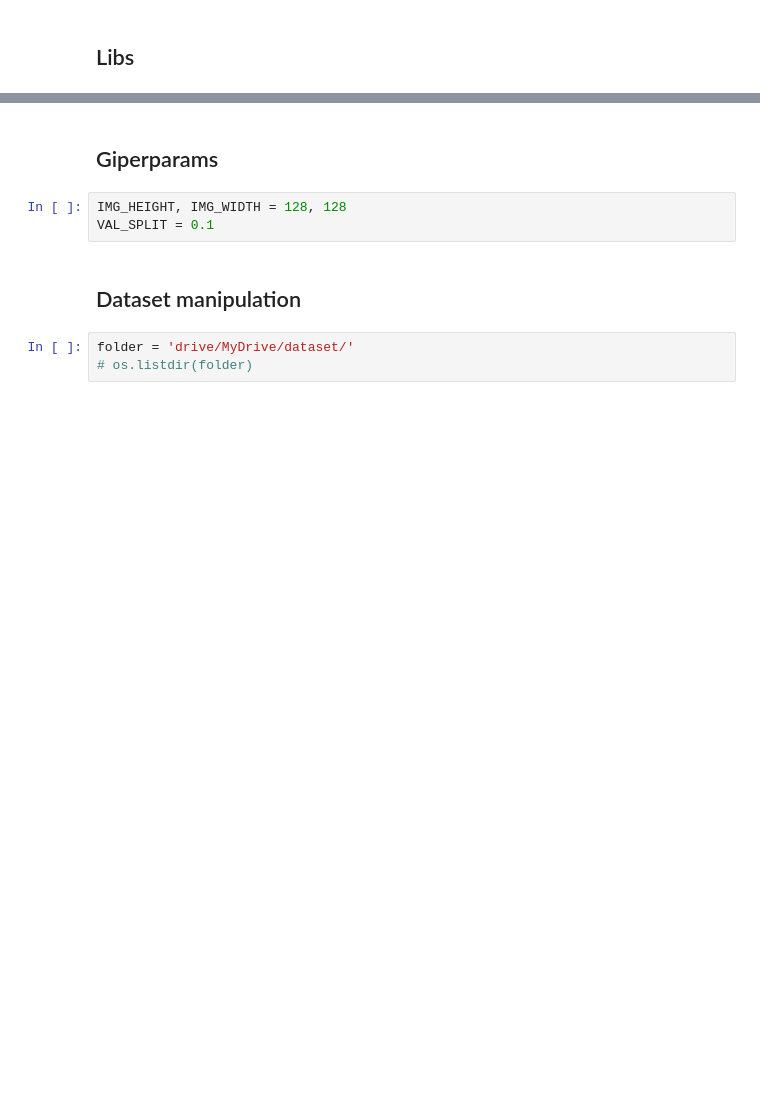
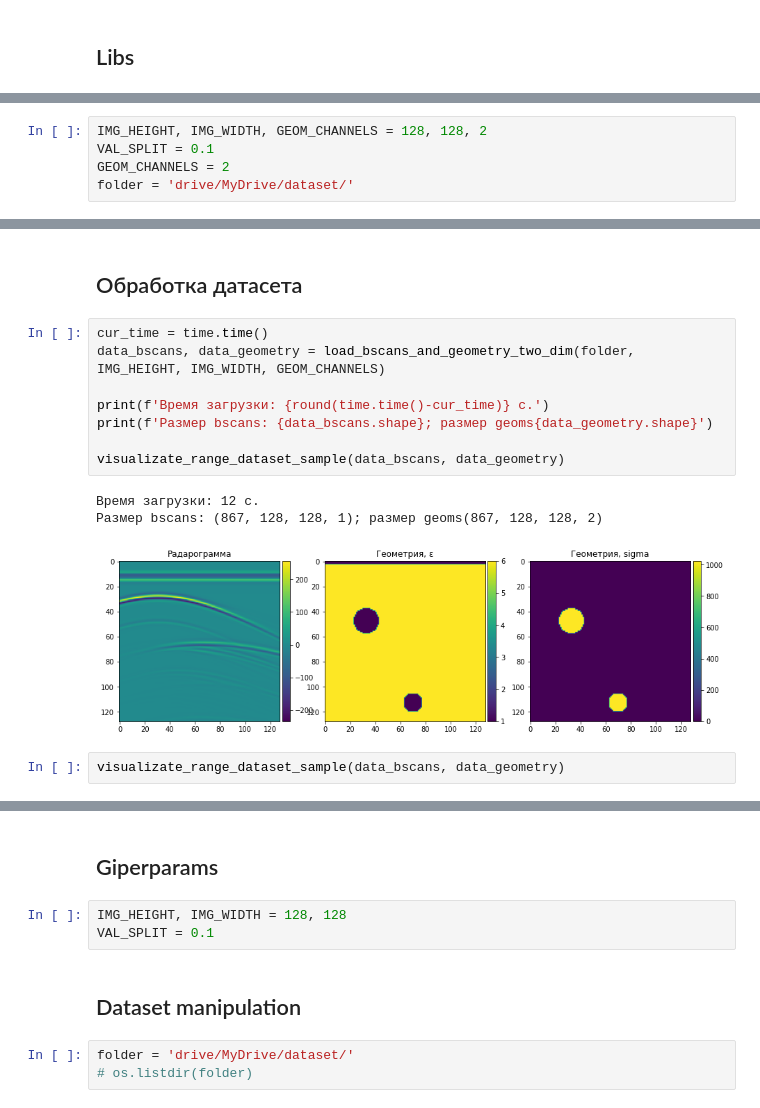
Before and after one commit to NikolaevMikhailRoma/gprMax_project, a Jupyter notebook: ML.ipynb, the cells around one changed output, grey strips where cells are left out. Cells and saved outputs as stored; diff of their text form; blank space fills up the shorter version.

```diff
--- a/ML.ipynb
+++ b/ML.ipynb
@@ -62,0 +72,5 @@ VAL_SPLIT = 0.1
+# %%
+IMG_HEIGHT, IMG_WIDTH, GEOM_CHANNELS = 128, 128, 2
+VAL_SPLIT = 0.1
+GEOM_CHANNELS = 2
+folder = 'drive/MyDrive/dataset/'
@@ -62,0 +160,16 @@ VAL_SPLIT = 0.1
+# %% [markdown]
+## Обработка датасета
+# %%
+cur_time = time.time()
+data_bscans, data_geometry = load_bscans_and_geometry_two_dim(folder, IMG_HEIGHT, IMG_WIDTH, GEOM_CHANNELS)
+
+print(f'Время загрузки: {round(time.time()-cur_time)} с.')
+print(f'Размер bscans: {data_bscans.shape}; размер geoms{data_geometry.shape}')
+
+visualizate_range_dataset_sample(data_bscans, data_geometry)
+# %% [output]
+Время загрузки: 12 с.
+Размер bscans: (867, 128, 128, 1); размер geoms(867, 128, 128, 2)
+[figure, added]
+# %%
+visualizate_range_dataset_sample(data_bscans, data_geometry)
```
Also changed, not shown: parts of 11 cells of this notebook.
